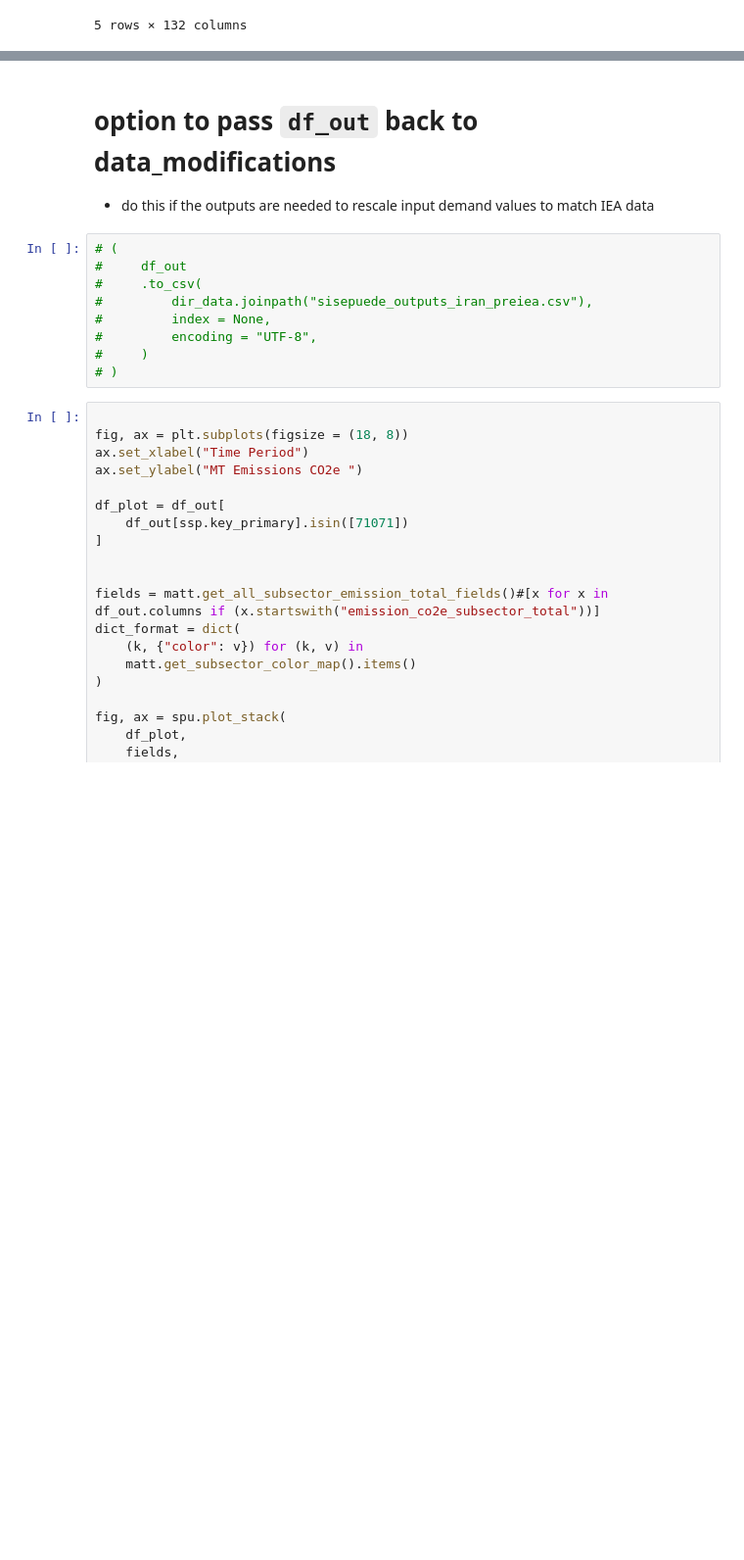
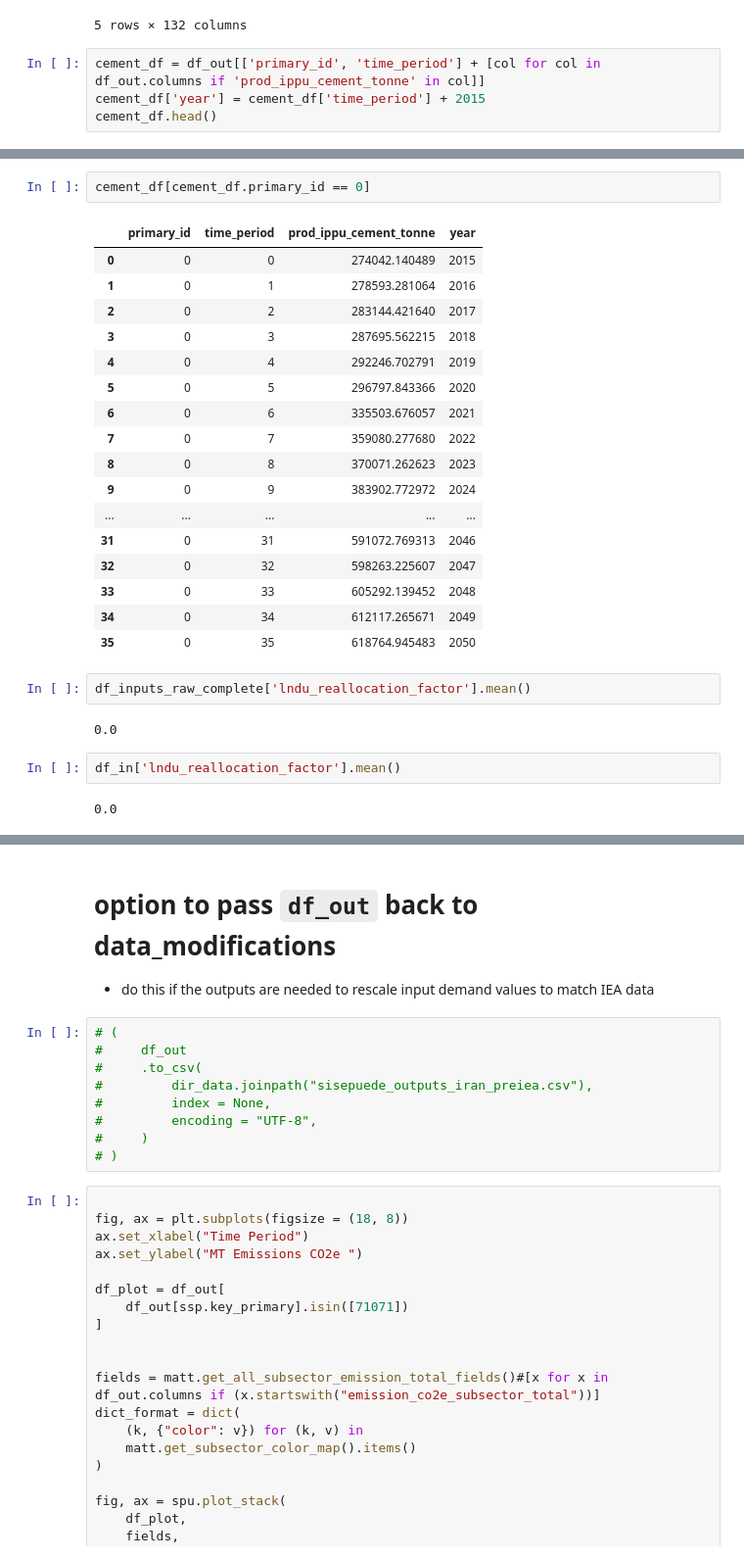
Before and after one commit to JuanRobledo12/sisepuede_region_nbs_tony_ver, a Jupyter notebook: croatia/croatia_manager_wb.ipynb, the cells around one changed output, grey strips where cells are left out. Shown at 98% size. Saved outputs shown, nothing was run; the diff lists cells and outputs as text; blank space fills up the shorter version.

```diff
--- a/croatia/croatia_manager_wb.ipynb
+++ b/croatia/croatia_manager_wb.ipynb
@@ -375,3 +392,7 @@ df_out[[col for col in df_out.columns if 'subsector' in col]].tail()
 | 142 | 1.038290 | NaN | NaN | NaN | ... |
 | 143 | 1.039972 | NaN | NaN | NaN | ... |
 5 rows × 132 columns
+# %%
+cement_df = df_out[['primary_id', 'time_period'] + [col for col in df_out.columns if 'prod_ippu_cement_tonne' in col]]
+cement_df['year'] = cement_df['time_period'] + 2015
+cement_df.head()
@@ -377,0 +406,28 @@ df_out[[col for col in df_out.columns if 'subsector' in col]].tail()
+# %%
+cement_df[cement_df.primary_id == 0]
+# %% [output]
+|  | primary_id | time_period | prod_ippu_cement_tonne | year |
+| 0 | 0 | 0 | 274042.140489 | 2015 |
+| 1 | 0 | 1 | 278593.281064 | 2016 |
+| 2 | 0 | 2 | 283144.421640 | 2017 |
+| 3 | 0 | 3 | 287695.562215 | 2018 |
+| 4 | 0 | 4 | 292246.702791 | 2019 |
+| 5 | 0 | 5 | 296797.843366 | 2020 |
+| 6 | 0 | 6 | 335503.676057 | 2021 |
+| 7 | 0 | 7 | 359080.277680 | 2022 |
+| 8 | 0 | 8 | 370071.262623 | 2023 |
+| 9 | 0 | 9 | 383902.772972 | 2024 |
+| ... | ... | ... | ... | ... |
+| 31 | 0 | 31 | 591072.769313 | 2046 |
+| 32 | 0 | 32 | 598263.225607 | 2047 |
+| 33 | 0 | 33 | 605292.139452 | 2048 |
+| 34 | 0 | 34 | 612117.265671 | 2049 |
+| 35 | 0 | 35 | 618764.945483 | 2050 |
+# %%
+df_inputs_raw_complete['lndu_reallocation_factor'].mean()
+# %% [output]
+0.0
+# %%
+df_in['lndu_reallocation_factor'].mean()
+# %% [output]
+0.0
```
Also changed, not shown: parts of 13 cells of this notebook, 10 other files.
